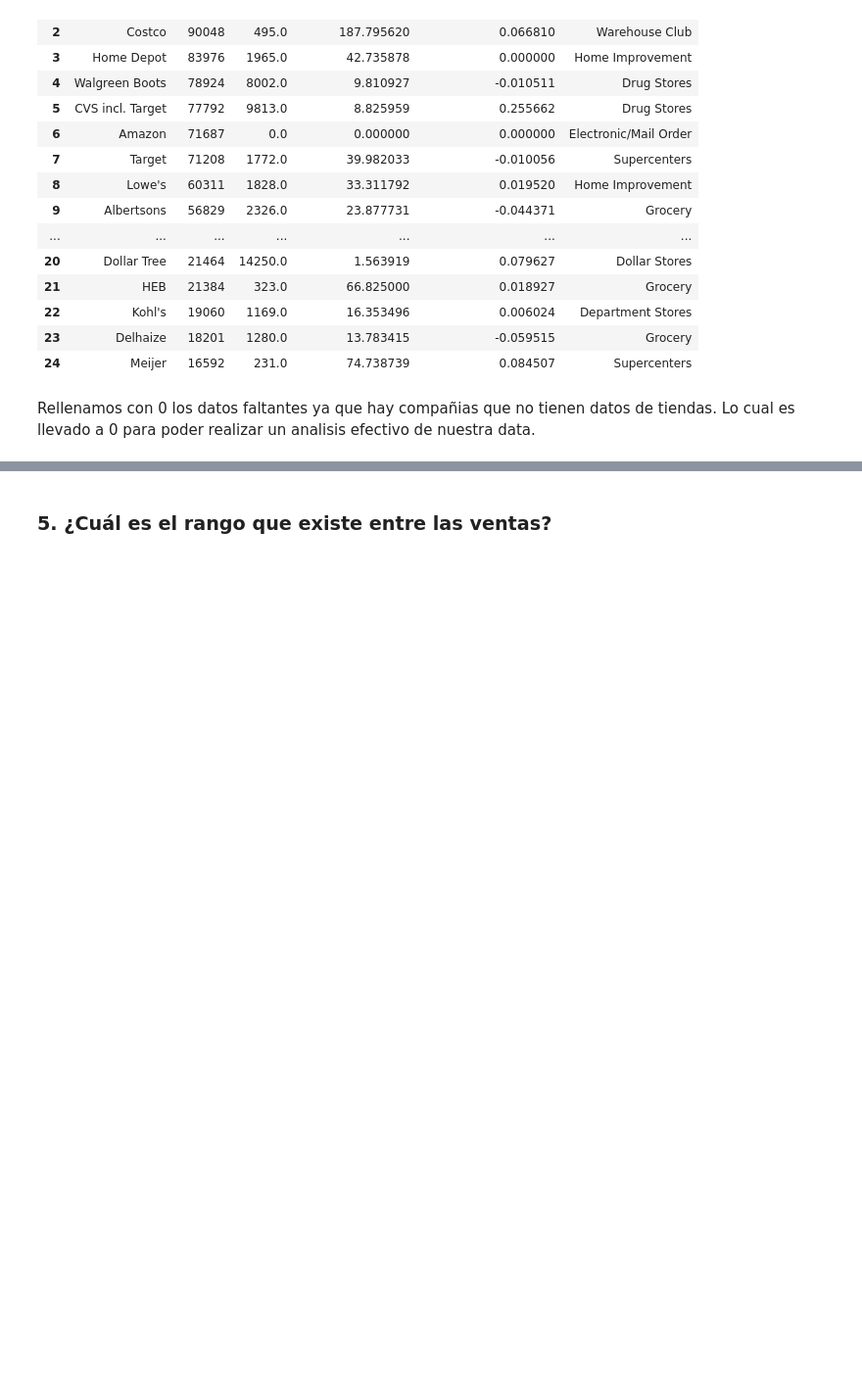
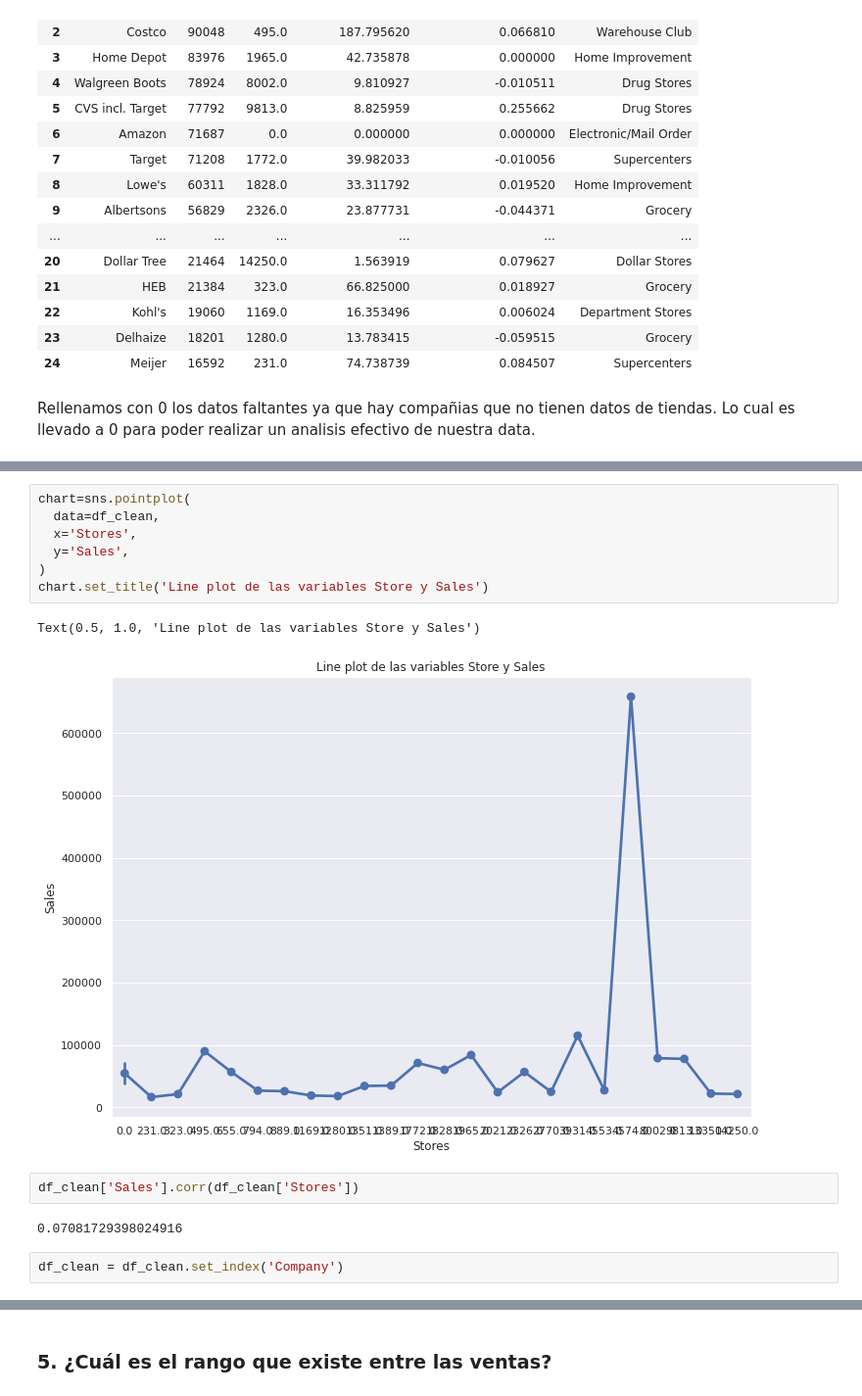
Before and after one commit to LuisReyes98/platzi-datacademy-proyecto, a Jupyter notebook: proyecto_datacademy.ipynb, the cells around one changed output, grey strips where cells are left out. Shown: that part at 98% size. Saved outputs shown, nothing was run; the diff lists cells and outputs as text; blank space fills up the shorter version.

```diff
--- a/proyecto_datacademy.ipynb
+++ b/proyecto_datacademy.ipynb
@@ -525,0 +536,16 @@ Rellenamos con 0 los datos faltantes ya que hay compañias que no tienen datos d
+# %%
+chart=sns.pointplot(
+  data=df_clean,
+  x='Stores',
+  y='Sales',
+)
+chart.set_title('Line plot de las variables Store y Sales')
+# %% [output]
+Text(0.5, 1.0, 'Line plot de las variables Store y Sales')
+[figure, added]
+# %%
+df_clean['Sales'].corr(df_clean['Stores'])
+# %% [output]
+0.07081729398024916
+# %%
+df_clean = df_clean.set_index('Company')
```
Also changed, not shown: parts of 18 cells of this notebook.
